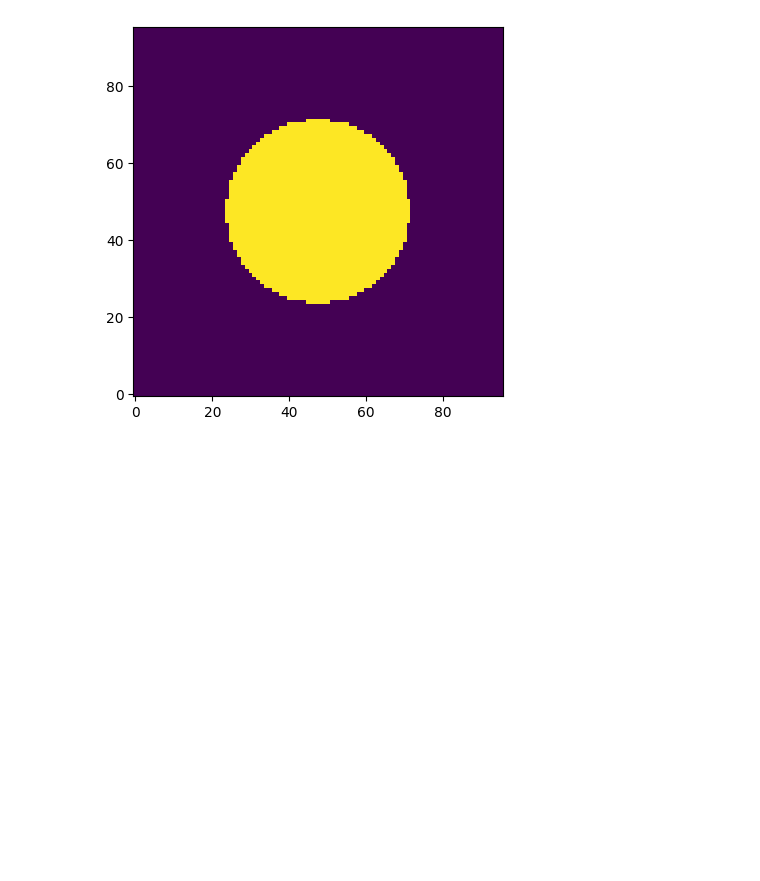
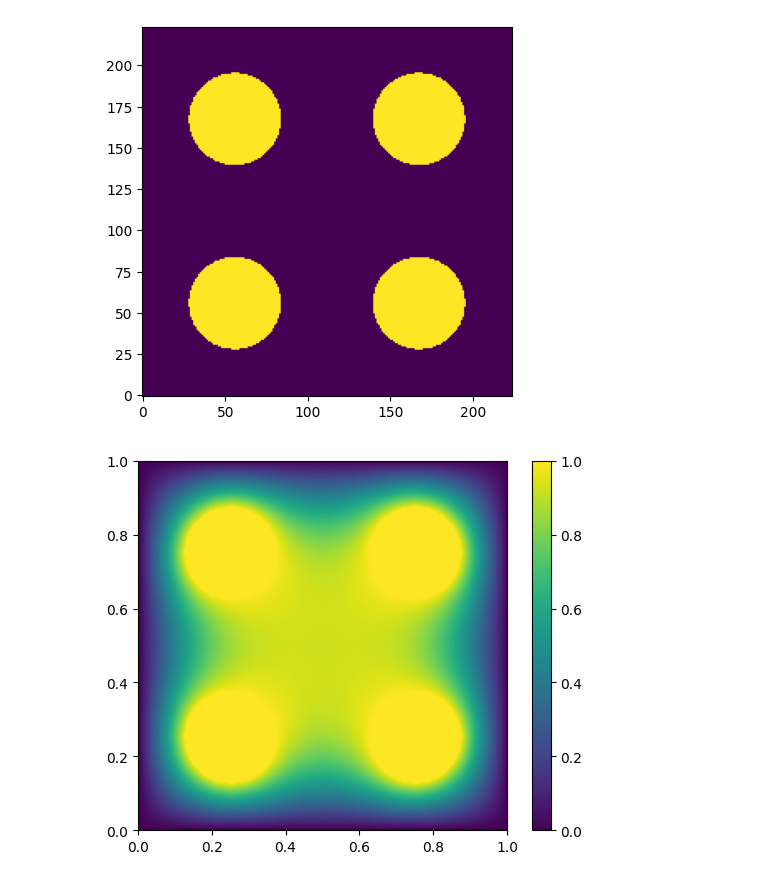
Before and after one commit to Itsacon-yxd/Numerical-Methods-EN.530.766, a Jupyter notebook: FinalProject/prelim.ipynb, the cells around one changed output. Drawn from its saved outputs; the diff is of its cells as text; code cells hidden in the pictures; blank space fills up the shorter version.

Commit message:
Implemented Line Gauss-Seidel solver

```diff
--- a/FinalProject/prelim.ipynb
+++ b/FinalProject/prelim.ipynb
@@ -71,16 +111,25 @@ class LaplaceSolver(object):
         else:
             return res.squeeze()
 # %%
-solver = LaplaceSolver(num_pts=96)
-boundary_list = torch.tensor(
-    [[0.5,0.5,0.25]]
-    # [[0.25,0.25,0.125],
-    #  [0.25,0.75,0.125],
-    #  [0.75,0.25,0.125],
-    #  [0.75,0.75,0.125]]
+solver = Line_GS_Solver(num_pts=224)
+boundary_list = np.array(
+    # [[0.5,0.5,0.25]]
+    [[0.25,0.25,0.125],
+        [0.25,0.75,0.125],
+        [0.75,0.25,0.125],
+        [0.75,0.75,0.125]]
     )
 mask = solver.find_boundary(boundary_list)
 plt.imshow(mask,origin='lower')
 plt.show()
+
+solution = solver.solve(boundary_list, w=1.5, max_iter=1000)
+plt.imshow(solution.squeeze(),origin='lower', extent=[0, 1, 0, 1])
+plt.colorbar()
+plt.show()
+plt.imshow(solver.get_residual(solution,mask,sum=False),origin='lower', extent=[0, 1, 0, 1])
+plt.colorbar()
+plt.show()
 # %% [output]
-[figure, old version]
+[figure, new version]
+[figure, added]
```
Also changed, not shown: parts of 4 cells of this notebook, 5 other files.
